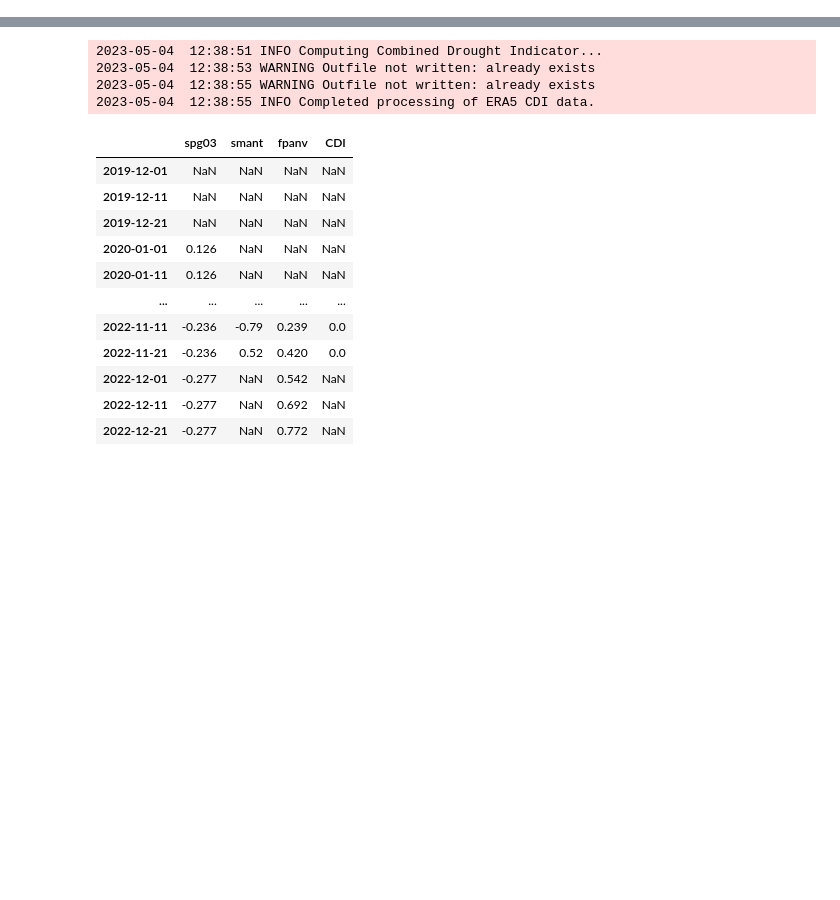
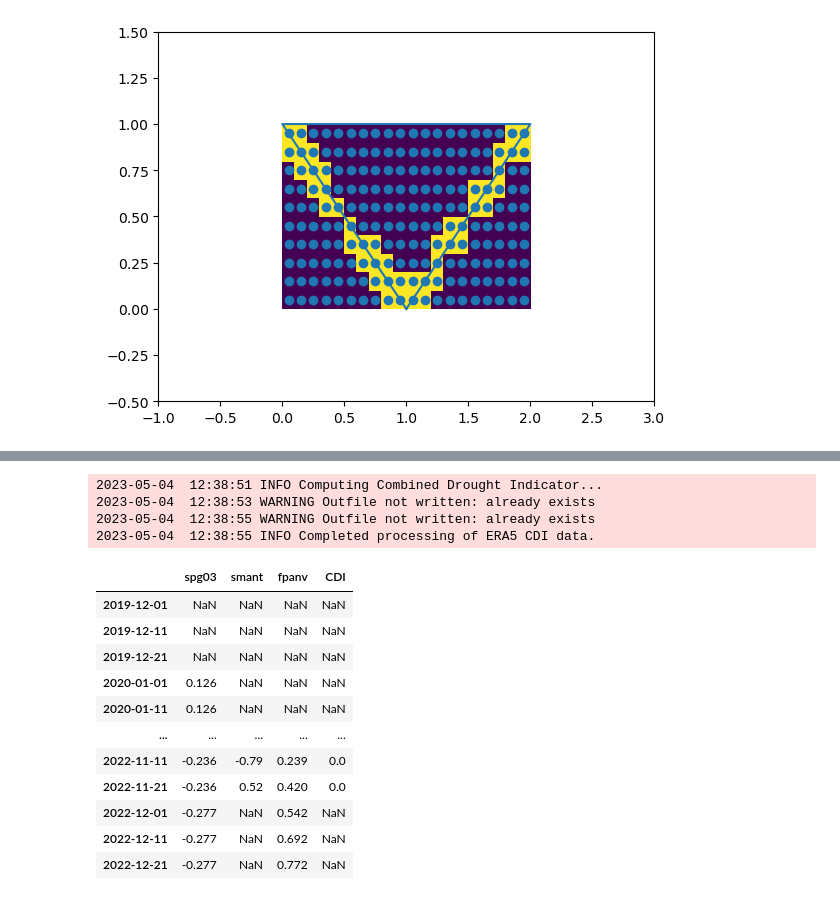
Before and after one commit to pixalytics-ltd/Climate-drought, a Jupyter notebook: test_cdi.ipynb, the cells around one changed output, grey strips where cells are left out. Drawn from its saved outputs; the diff is of its cells as text; code cells hidden in the pictures; blank space fills up the shorter version.

```diff
--- a/test_cdi.ipynb
+++ b/test_cdi.ipynb
@@ -23,3 +21,7 @@ aa = config.AnalysisArgs(latitude=36,longitude=-120,start_date='20200121',end_da
 #aa = config.AnalysisArgs(latitude=36,longitude=-120,start_date='20191211',end_date='20200101')
 #aa = config.AnalysisArgs(latitude=52.5,longitude=1.25,start_date='20200121',end_date='20221231')
 cf = config.Config(outdir= 'output',indir='input',verbose=False)
+# %%
+import glob
+fpaths = glob.glob('input/smant/*.nc')
+fpaths
@@ -25,0 +37,4 @@ cf = config.Config(outdir= 'output',indir='input',verbose=False)
+# %%
+ds = xr.open_dataset(fpaths[0]).drop_vars(['4326'])
+lons = [1,0,2]
+lats = [0,1,1]
@@ -25,0 +87,4 @@ cf = config.Config(outdir= 'output',indir='input',verbose=False)
+# %%
+masked = utils.mask_ds_poly(ds,lats,lons)
+# %% [output]
+[figure, added]
```
Also changed, not shown: parts of 38 cells of this notebook, 3 other files.
